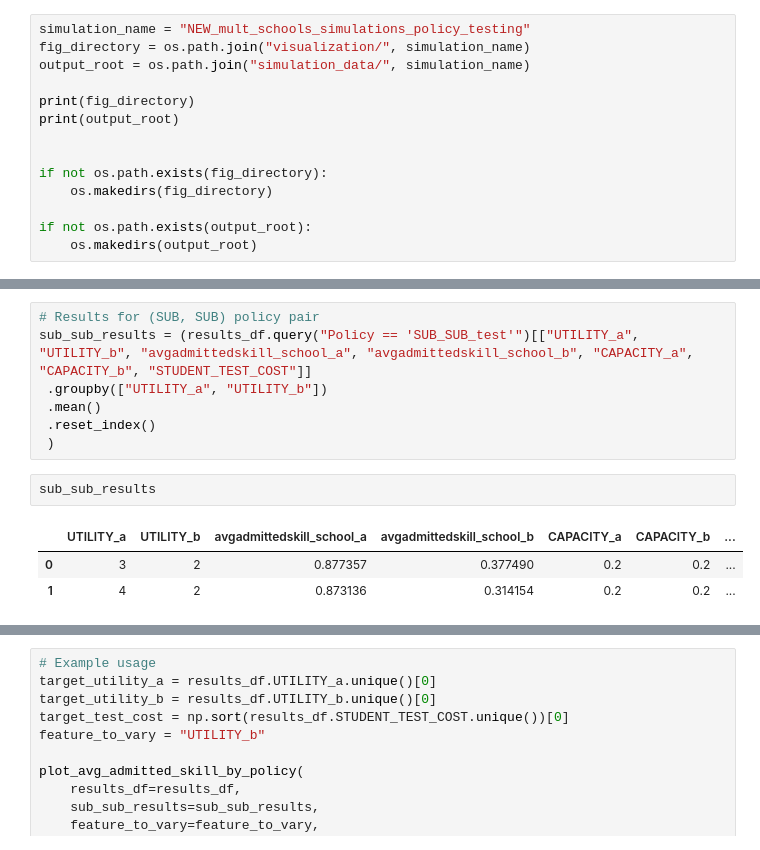
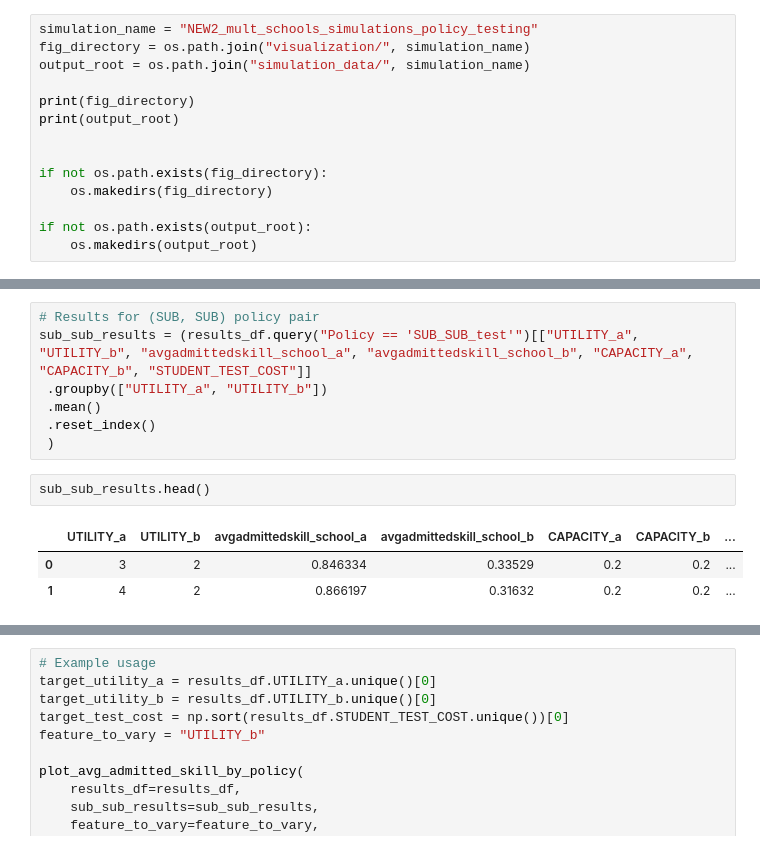
Before and after one commit to hannahql/school_admission_policies, a Jupyter notebook: pipeline_use_paperfigures_two_school_strategic.ipynb, the cells around one changed output, grey strips where cells are left out. Saved outputs shown, nothing was run; the diff lists cells and outputs as text.

```diff
--- a/pipeline_use_paperfigures_two_school_strategic.ipynb
+++ b/pipeline_use_paperfigures_two_school_strategic.ipynb
@@ -32,7 +32,7 @@ from visualization.two_school_strategic_plots import (filter_results_by_target_v
                                                       plot_avg_admitted_skill_by_policy,
                                                       plot_avg_admitted_skill_by_policy_heatmap)
 # %%
-simulation_name = "NEW_mult_schools_simulations_policy_testing"
+simulation_name = "NEW2_mult_schools_simulations_policy_testing"
 fig_directory = os.path.join("visualization/", simulation_name)
 output_root = os.path.join("simulation_data/", simulation_name)
 
@@ -371,8 +365,8 @@ sub_sub_results = (results_df.query("Policy == 'SUB_SUB_test'")[["UTILITY_a", "U
  .reset_index()
  )
 # %%
-sub_sub_results
+sub_sub_results.head()
 # %% [output]
 |  | UTILITY_a | UTILITY_b | avgadmittedskill_school_a | avgadmittedskill_school_b | CAPACITY_a | CAPACITY_b | ... |
-| 0 | 3 | 2 | 0.877357 | 0.377490 | 0.2 | 0.2 | ... |
-| 1 | 4 | 2 | 0.873136 | 0.314154 | 0.2 | 0.2 | ... |
+| 0 | 3 | 2 | 0.846334 | 0.33529 | 0.2 | 0.2 | ... |
+| 1 | 4 | 2 | 0.866197 | 0.31632 | 0.2 | 0.2 | ... |
```
Also changed, not shown: parts of 31 cells of this notebook, 19 other files.
